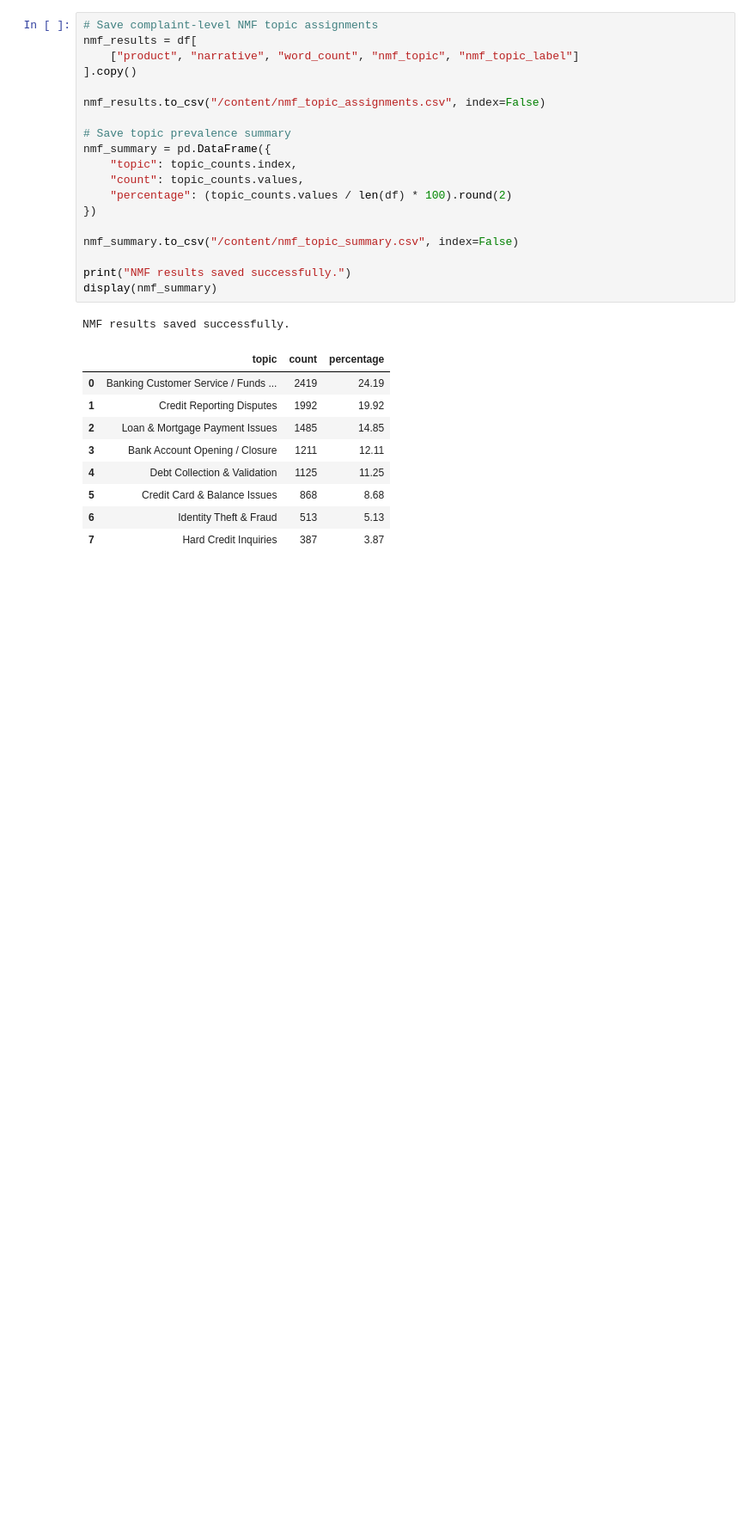
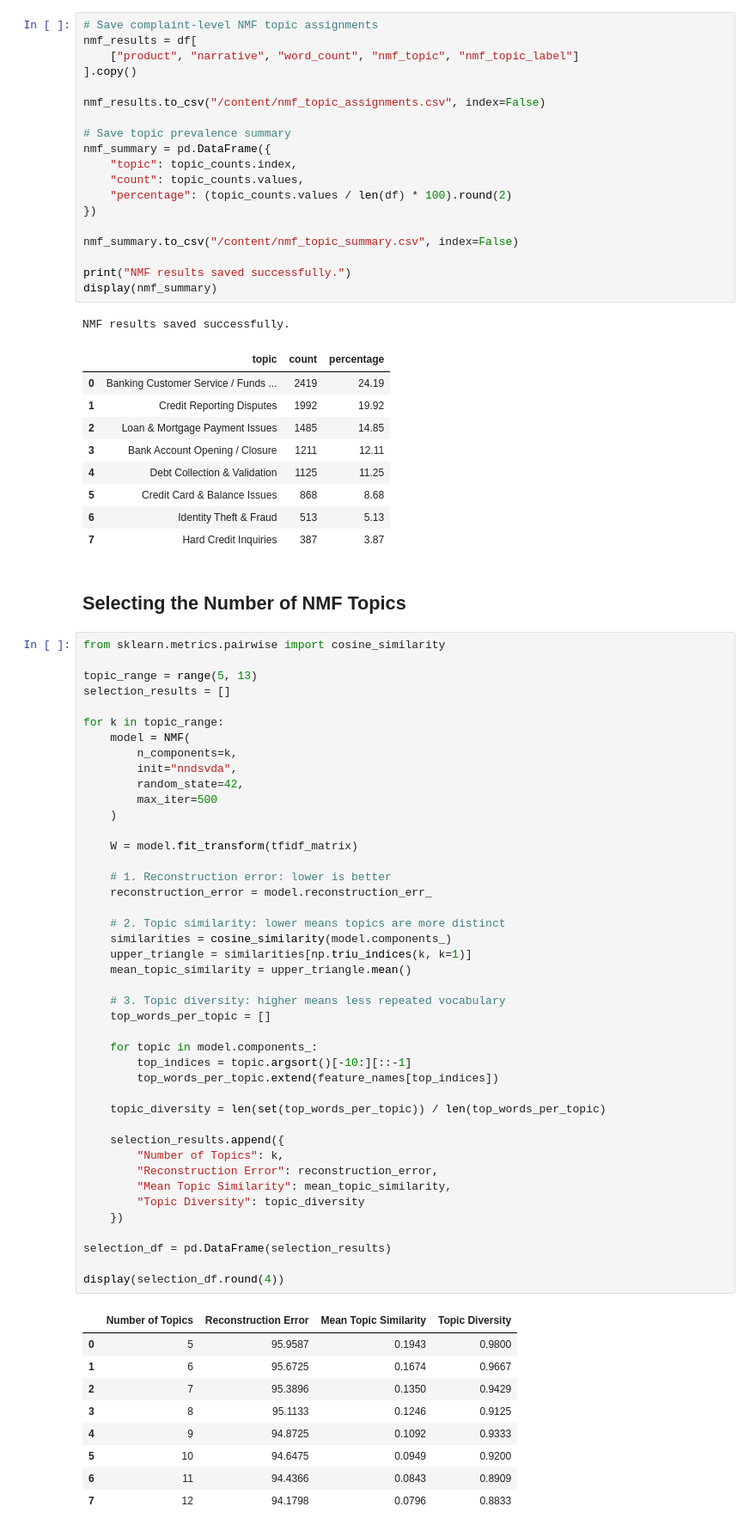
Before and after one commit to zyad07/consumer-complaints-topic-analysis, a Jupyter notebook: 02_tfidf_nmf.ipynb, the cells around one changed output. Shown at 86% size. Cells and saved outputs as stored; diff of their text form; blank space fills up the shorter version.

```diff
--- a/02_tfidf_nmf.ipynb
+++ b/02_tfidf_nmf.ipynb
@@ -235,3 +235,58 @@ NMF results saved successfully.
 | 5 | Credit Card & Balance Issues | 868 | 8.68 |
 | 6 | Identity Theft & Fraud | 513 | 5.13 |
 | 7 | Hard Credit Inquiries | 387 | 3.87 |
+# %% [markdown]
+## Selecting the Number of NMF Topics
+# %%
+from sklearn.metrics.pairwise import cosine_similarity
+
+topic_range = range(5, 13)
+selection_results = []
+
+for k in topic_range:
+    model = NMF(
+        n_components=k,
+        init="nndsvda",
+        random_state=42,
+        max_iter=500
+    )
+
+    W = model.fit_transform(tfidf_matrix)
+
+    # 1. Reconstruction error: lower is better
+    reconstruction_error = model.reconstruction_err_
+
+    # 2. Topic similarity: lower means topics are more distinct
+    similarities = cosine_similarity(model.components_)
+    upper_triangle = similarities[np.triu_indices(k, k=1)]
+    mean_topic_similarity = upper_triangle.mean()
+
+    # 3. Topic diversity: higher means less repeated vocabulary
+    top_words_per_topic = []
+
+    for topic in model.components_:
+        top_indices = topic.argsort()[-10:][::-1]
+        top_words_per_topic.extend(feature_names[top_indices])
+
+    topic_diversity = len(set(top_words_per_topic)) / len(top_words_per_topic)
+
+    selection_results.append({
+        "Number of Topics": k,
+        "Reconstruction Error": reconstruction_error,
+        "Mean Topic Similarity": mean_topic_similarity,
+        "Topic Diversity": topic_diversity
+    })
+
+selection_df = pd.DataFrame(selection_results)
+
+display(selection_df.round(4))
+# %% [output]
+|  | Number of Topics | Reconstruction Error | Mean Topic Similarity | Topic Diversity |
+| 0 | 5 | 95.9587 | 0.1943 | 0.9800 |
+| 1 | 6 | 95.6725 | 0.1674 | 0.9667 |
+| 2 | 7 | 95.3896 | 0.1350 | 0.9429 |
+| 3 | 8 | 95.1133 | 0.1246 | 0.9125 |
+| 4 | 9 | 94.8725 | 0.1092 | 0.9333 |
+| 5 | 10 | 94.6475 | 0.0949 | 0.9200 |
+| 6 | 11 | 94.4366 | 0.0843 | 0.8909 |
+| 7 | 12 | 94.1798 | 0.0796 | 0.8833 |
```
Also changed, not shown: parts of 9 cells of this notebook.
